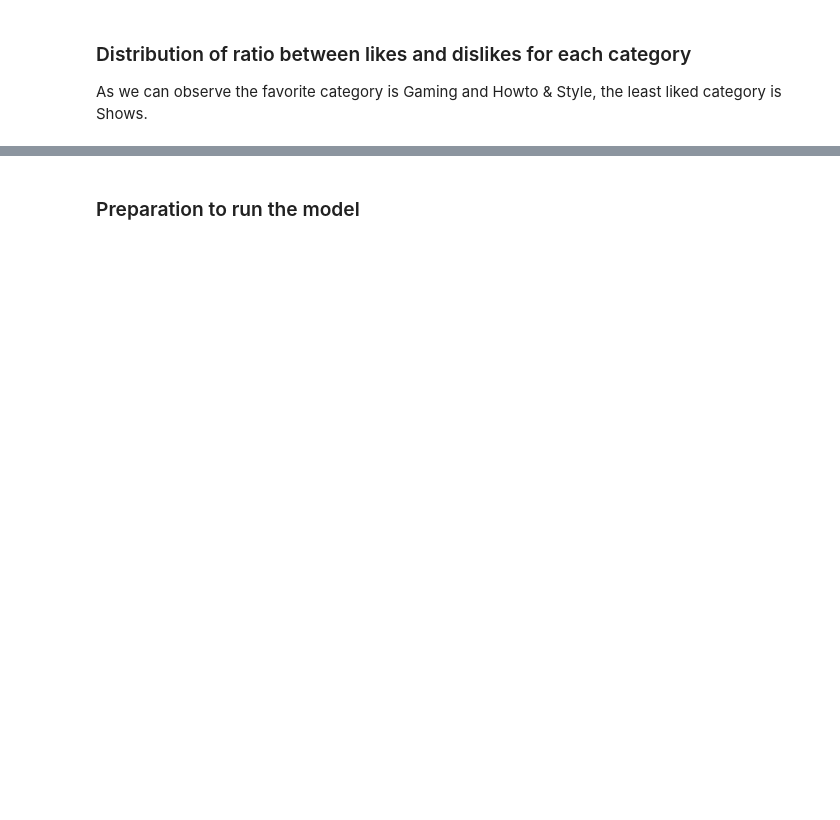
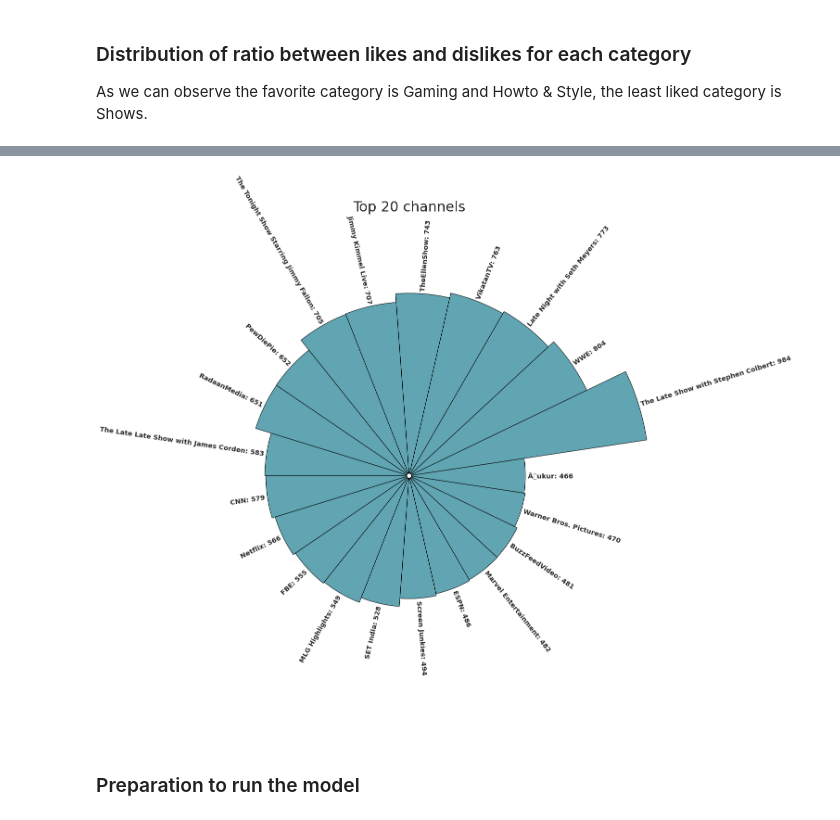
Before and after one commit to MateuszBocko/ML, a Jupyter notebook: VideoTrendingAnalysis/VideoTrending.ipynb, the cells around one changed output, grey strips where cells are left out. Drawn from its saved outputs; the diff is of its cells as text; code cells hidden in the pictures; blank space fills up the shorter version.

Commit message:
some new visualization

```diff
--- a/VideoTrendingAnalysis/VideoTrending.ipynb
+++ b/VideoTrendingAnalysis/VideoTrending.ipynb
@@ -311,0 +314,84 @@ pretty_table(df_time_to_trend, 'How many days video needed to become popular ove
+# %%
+# create df for top 20 channels - count of trending videos
+df['channel_title'].value_counts()
+
+# create list of values and names [category_id] sorted (ascending) and create list of combined values
+list_of_values_channel = df['channel_title'].value_counts(sort=True, ascending=False).tolist()
+list_of_indexes_channel = df['channel_title'].value_counts(sort=True, ascending=False).index.tolist()
+
+combined_channels = [list_of_indexes_channel[i] + ': ' + str(list_of_values_channel[i]) for i in range(0, len(list_of_indexes_channel))]
+
+temp_df = pd.DataFrame(list(zip(list_of_indexes_channel, list_of_values_channel, combined_channels)), columns=['Channel', 'Count', 'Combined']).iloc[:21]
+# %%
+# set figure size
+plt.figure(figsize=(25,20))
+
+# plot polar axis
+ax = plt.subplot(111,polar=True)
+
+# remove grid
+plt.axis('off')
+
+# Set the coordinates limits
+upperLimit = 100
+lowerLimit = 10
+
+# Compute max and min in the dataset
+max = temp_df['Count'].max()
+
+# Let's compute heights: they are a conversion of each item value in those new coordinates
+# In our example, 0 in the dataset will be converted to the lowerLimit (10)
+# The maximum will be converted to the upperLimit (100)
+slope = (max - lowerLimit) / max
+heights = slope * temp_df.Count + lowerLimit
+
+# Compute the width of each bar. In total we have 2*Pi = 360°
+width = 2*np.pi / len(temp_df.index)
+
+# Compute the angle each bar is centered on:
+indexes = list(range(1, len(temp_df.index)+1))
+angles = [element * width for element in indexes]
+
+# Draw bars
+bars = ax.bar(
+    x=angles,
+    height=heights,
+    width=width,
+    bottom=lowerLimit,
+    color="#61a4b2",
+    linewidth=1,
+    edgecolor="black")
+
+# little space between the bar and the label
+labelPadding = 10
+
+# Add labels
+for bar, angle, height, label in zip(bars,angles, heights, temp_df["Combined"]):
+
+    # Labels are rotated. Rotation must be specified in degrees :(
+    rotation = np.rad2deg(angle)
+
+    # Flip some labels upside down
+    alignment = ""
+    if angle >= np.pi/2 and angle < 3*np.pi/2:
+        alignment = "right"
+        rotation = rotation + 180
+    else:
+        alignment = "left"
+
+    # Finally add the labels
+    ax.text(
+        x=angle,
+        y=lowerLimit + bar.get_height() + labelPadding,
+        s=label,
+        ha=alignment,
+        fontsize = 'large',
+        fontweight = 'bold',
+        va='center',
+        rotation=rotation,
+        rotation_mode="anchor")
+
+ax.axes.set_title('Top 20 channels',fontsize=30);
+
+pretty_table(temp_df[['Channel','Count']].set_index('Channel'), 'Top 20 channels')
+# %% [output]
@@ -312,3 +415,4 @@ pretty_table(df_time_to_trend, 'How many days video needed to become popular ove
+[figure, added]
 # %% [markdown]
 ### Preparation to run the model
 # %%
```
Also changed, not shown: parts of 12 cells of this notebook.
